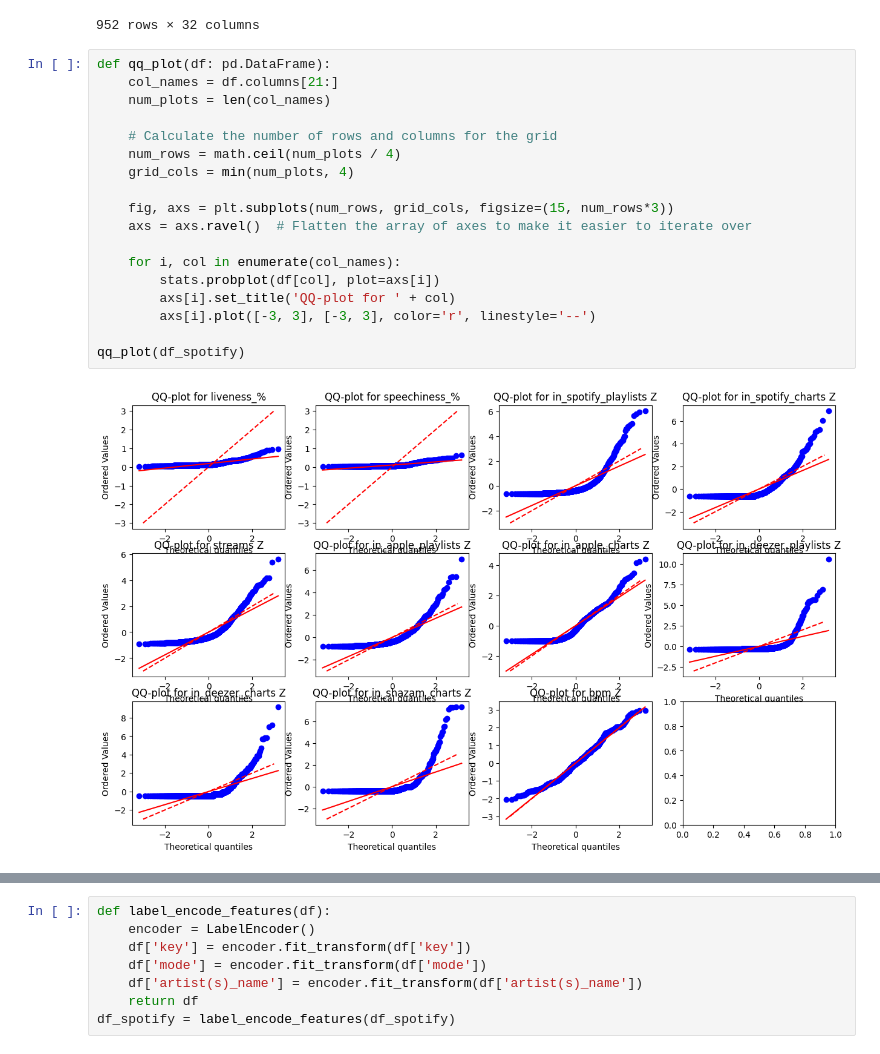
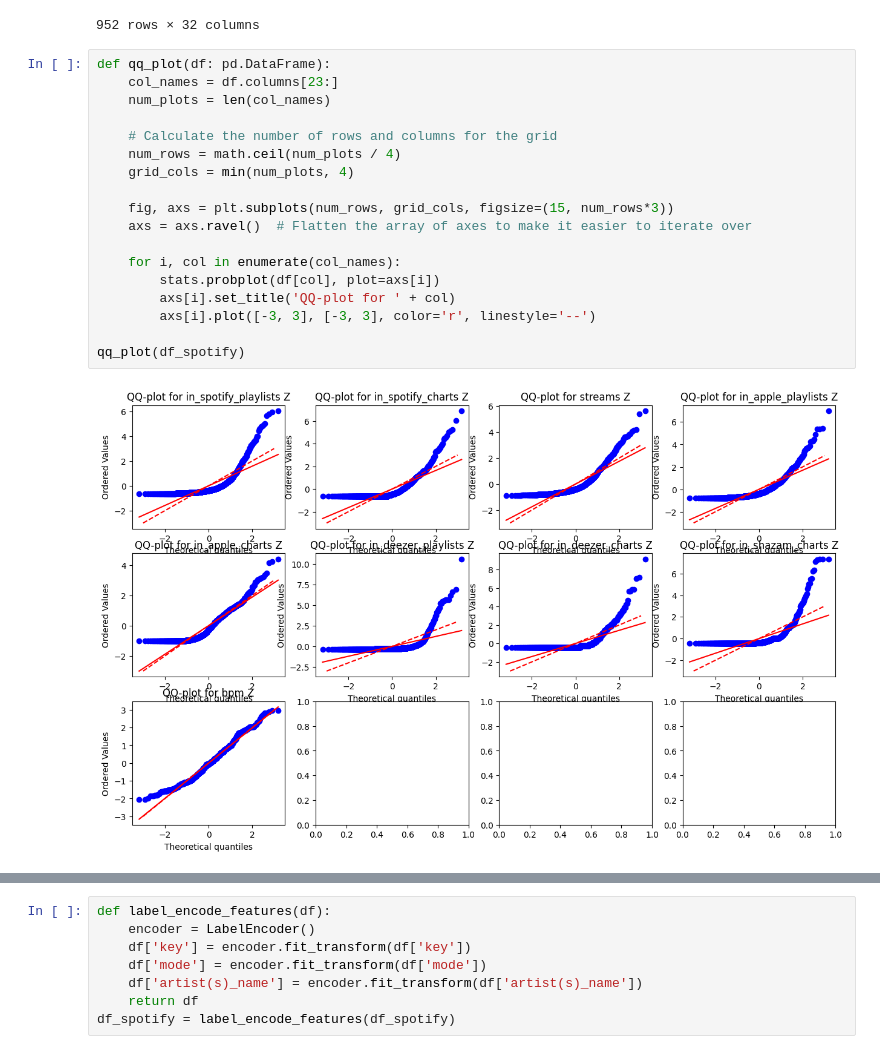
Before and after one commit to omar-elmeteny/MLProject, a Jupyter notebook: ml_project.ipynb, the cells around one changed output, grey strips where cells are left out. Saved outputs shown, nothing was run; the diff lists cells and outputs as text.

```diff
--- a/ml_project.ipynb
+++ b/ml_project.ipynb
@@ -281,24 +281,24 @@ standardize_columns(df_spotify)
 952 rows × 32 columns
 # %%
 def qq_plot(df: pd.DataFrame):
-    col_names = df.columns[21:]
+    col_names = df.columns[23:]
     num_plots = len(col_names)
 
     # Calculate the number of rows and columns for the grid
     num_rows = math.ceil(num_plots / 4)
     grid_cols = min(num_plots, 4)
 
     fig, axs = plt.subplots(num_rows, grid_cols, figsize=(15, num_rows*3))
     axs = axs.ravel()  # Flatten the array of axes to make it easier to iterate over
 
     for i, col in enumerate(col_names):
         stats.probplot(df[col], plot=axs[i])
         axs[i].set_title('QQ-plot for ' + col)
         axs[i].plot([-3, 3], [-3, 3], color='r', linestyle='--')
 
 qq_plot(df_spotify)
 # %% [output]
-[figure, old version]
+[figure, new version]
 # %%
 cols = ['bpm']
 def normalize_cols(df: pd.DataFrame, cols: list):
```
Also changed, not shown: parts of 14 cells of this notebook.
